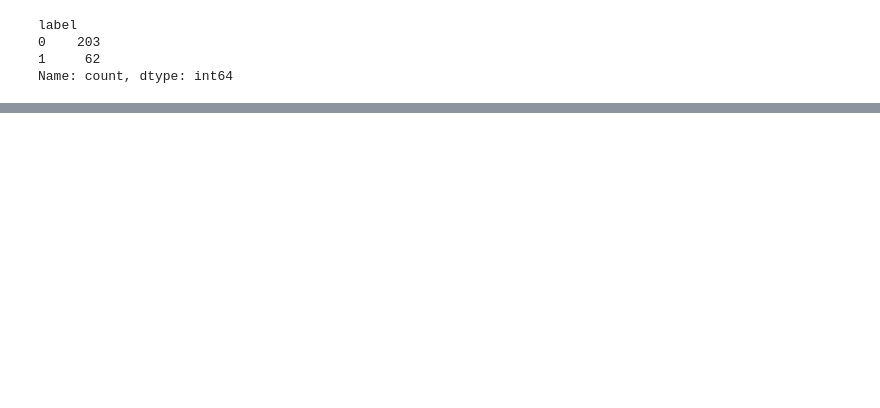
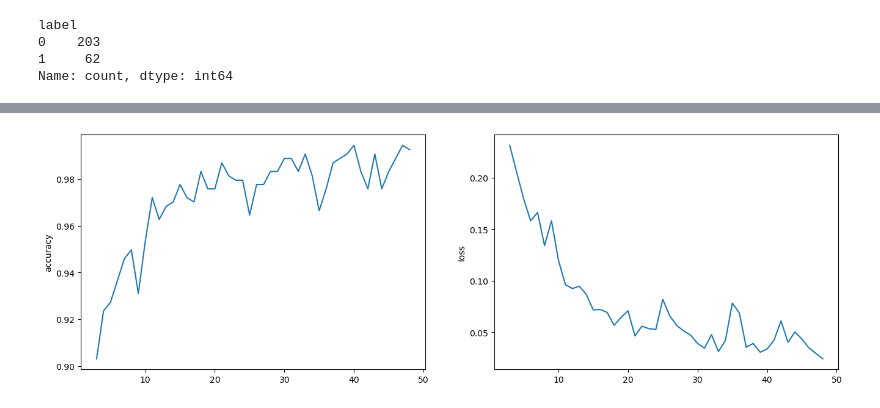
Before and after one commit to DanyHdz79/Reto_TC3002B, a Jupyter notebook: model/model.ipynb, the cells around one changed output, grey strips where cells are left out. Saved outputs shown, nothing was run; the diff lists cells and outputs as text; code cells hidden in the pictures; blank space fills up the shorter version.

```diff
--- a/model/model.ipynb
+++ b/model/model.ipynb
@@ -129,0 +152,15 @@ Name: count, dtype: int64
+# %%
+assert X_train.shape[0] == y_train.shape[0]
+input_dim = X_train.shape[1]
+outuput_dim = 1
+# %%
+model = keras.models.Sequential([
+    keras.layers.Dense(256, activation=tf.nn.relu, input_shape=(X_train.shape[1],)),
+    keras.layers.Dense(256, activation=tf.nn.relu),
+    keras.layers.Dense(256, activation=tf.nn.relu),
+    keras.layers.Dense(outuput_dim, activation=tf.nn.sigmoid)
+])
+
+model.compile(optimizer = 'adam', loss = 'binary_crossentropy', metrics = ['accuracy'])
+
+model.summary()
@@ -129,0 +185,2 @@ Name: count, dtype: int64
+# %%
+history = model.fit(X_train, y_train, workers=4, epochs=50, verbose=2)
@@ -129,0 +205,20 @@ Name: count, dtype: int64
+# %%
+# Convertimos el historico a dataframe (formato de pandas)
+df = pd.DataFrame(history.history)
+
+# creamos un espacio para pintar nuestros graficos
+f = plt.figure(figsize=(16, 5))
+
+rows = 1
+cols = 2
+
+# Gráfico a la izquierda, vemos el accuracy de nuestro conjunto de entrada vs conjunto de validación.
+ax = f.add_subplot(rows, cols, 1)
+sns.lineplot(data=df["accuracy"].iloc[3:-1])
+
+
+# Gráfico a la derecha, vemos el loss de nuestro conjunto de entrada vs conjunto de validación.
+ax = f.add_subplot(rows, cols, 2)
+sns.lineplot(data=df["loss"].iloc[3:-1]);
+# %% [output]
+[figure, added]
```
Also changed, not shown: parts of 7 cells of this notebook, 8 other files.
